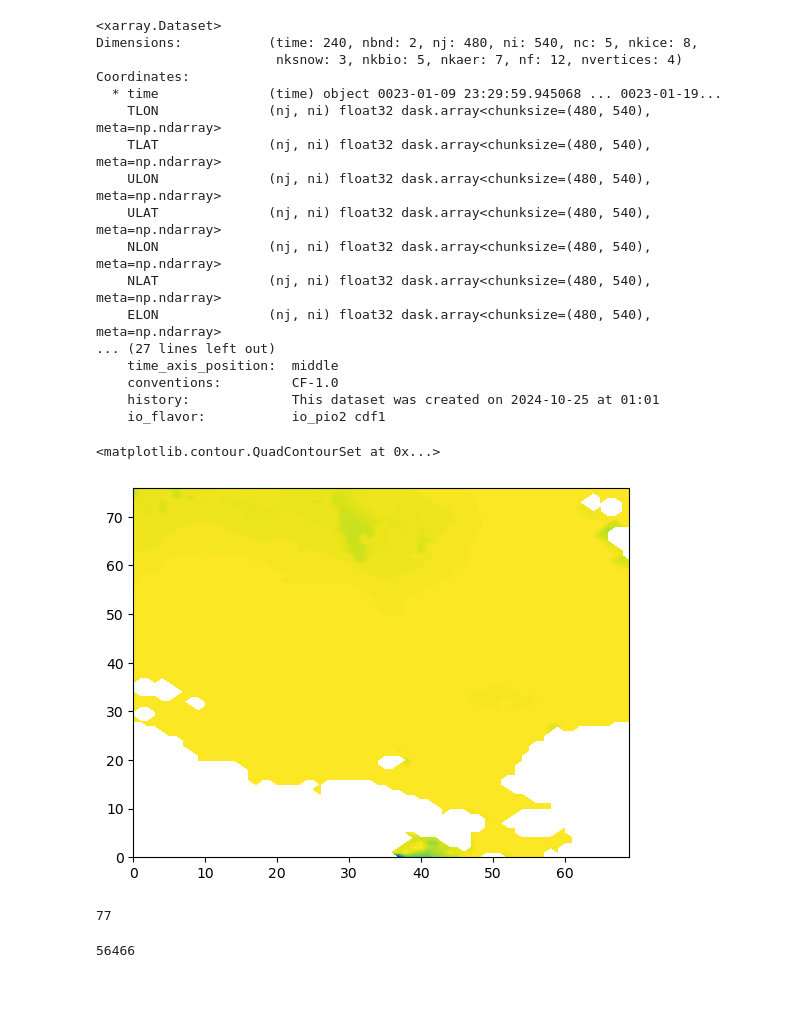
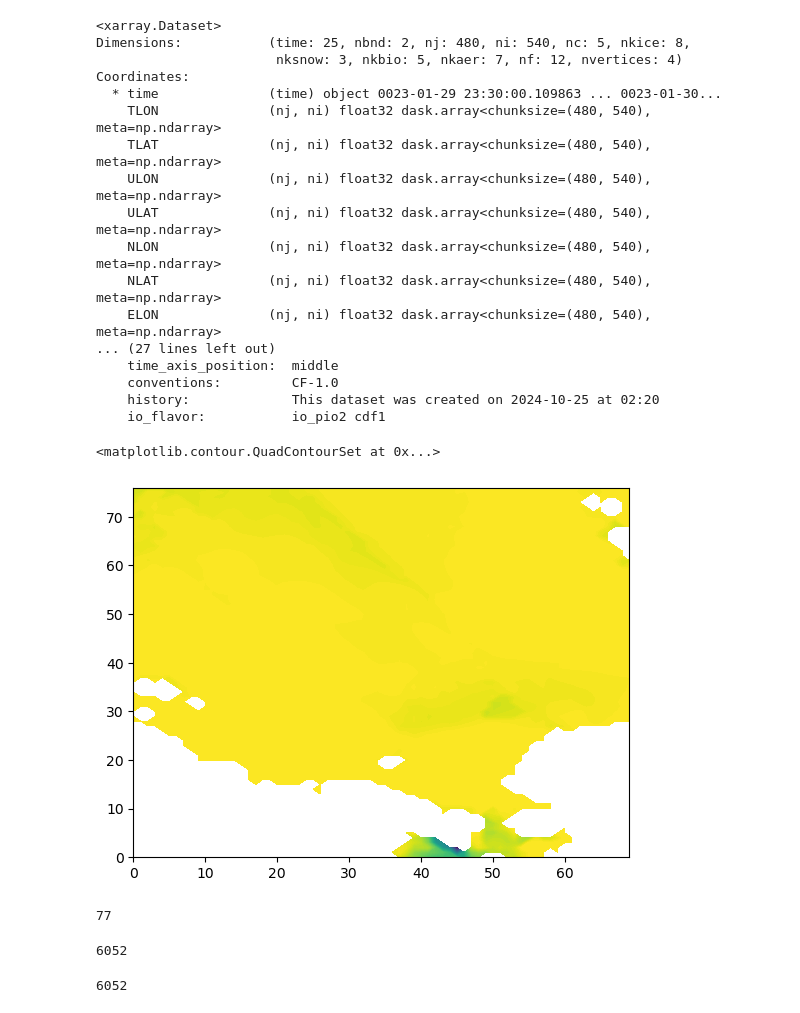
Before and after one commit to geraint-webb/FSDEmulation, a Jupyter notebook: Just divergence/Data/FSD_writeBering.ipynb, the cells around one changed output. Saved outputs shown, nothing was run; the diff lists cells and outputs as text; code cells hidden in the pictures.

```diff
--- a/Just divergence/Data/FSD_writeBering.ipynb
+++ b/Just divergence/Data/FSD_writeBering.ipynb
@@ -10,6 +10,6 @@ import scipy.signal as sig
 import cartopy.crs as ccrs
 import cartopy.feature as cfeature
 # %%
-file_paths = glob.glob('/glade/derecho/scratch/geraint/archive/NilsFSAdapt/ice/hist/NilsFSAdapt.cice.h2_01h.0023-01-[2][0-2]-*')
+file_paths = glob.glob('/glade/derecho/scratch/geraint/archive/NilsFSAdapt/ice/hist/NilsFSAdapt.cice.h2_01h.0023-01-[3]*')
 file_paths
 # %% [output]
@@ -36,10 +36,10 @@ ds = xr.open_mfdataset(file_paths, combine='by_coords')
 ds
 # %% [output]
 <xarray.Dataset>
-Dimensions:           (time: 240, nbnd: 2, nj: 480, ni: 540, nc: 5, nkice: 8,
+Dimensions:           (time: 25, nbnd: 2, nj: 480, ni: 540, nc: 5, nkice: 8,
                        nksnow: 3, nkbio: 5, nkaer: 7, nf: 12, nvertices: 4)
 Coordinates:
-  * time              (time) object 0023-01-09 23:29:59.945068 ... 0023-01-19...
+  * time              (time) object 0023-01-29 23:30:00.109863 ... 0023-01-30...
     TLON              (nj, ni) float32 dask.array<chunksize=(480, 540), meta=np.ndarray>
     TLAT              (nj, ni) float32 dask.array<chunksize=(480, 540), meta=np.ndarray>
     ULON              (nj, ni) float32 dask.array<chunksize=(480, 540), meta=np.ndarray>
@@ -50,13 +50,13 @@ Coordinates:
 ... (27 lines left out)
     time_axis_position:  middle
     conventions:         CF-1.0
-    history:             This dataset was created on 2024-10-25 at 01:01
+    history:             This dataset was created on 2024-10-25 at 02:20
     io_flavor:           io_pio2 cdf1
 # %%
-plt.contourf(ds.aice_h[50].isel(nj=slice(403,9999)).isel(ni=slice(120,190)),levels=100)
+plt.contourf(ds.aice_h[0].isel(nj=slice(403,9999)).isel(ni=slice(120,190)),levels=100)
 # %% [output]
 <matplotlib.contour.QuadContourSet at 0x...>
-[figure, old version]
+[figure, new version]
 # %%
 # Initialize empty lists to store the data
 latBering = slice(403, 9999)
@@ -105,10 +105,12 @@ ds_inBering = np.array([np.append(arr, scalar) for arr, scalar in ds_inBering])
 77
 # %%
 len(ds_inBering)
+# %% [output]
+6052
 # %%
 # Create CSV files for ds_in and ds_out
-np.savetxt('ds_inBering30day23.csv', ds_inBering, delimiter=',')
-np.savetxt('ds_outBering30day23.csv', ds_outBering, delimiter=',')
+np.savetxt('ds_inBering30day31.csv', ds_inBering, delimiter=',')
+np.savetxt('ds_outBering30day31.csv', ds_outBering, delimiter=',')
 len(ds_inBering)
 # %% [output]
-56466
+6052
```
Also changed, not shown: parts of 1 cell of this notebook, 33 other files.
